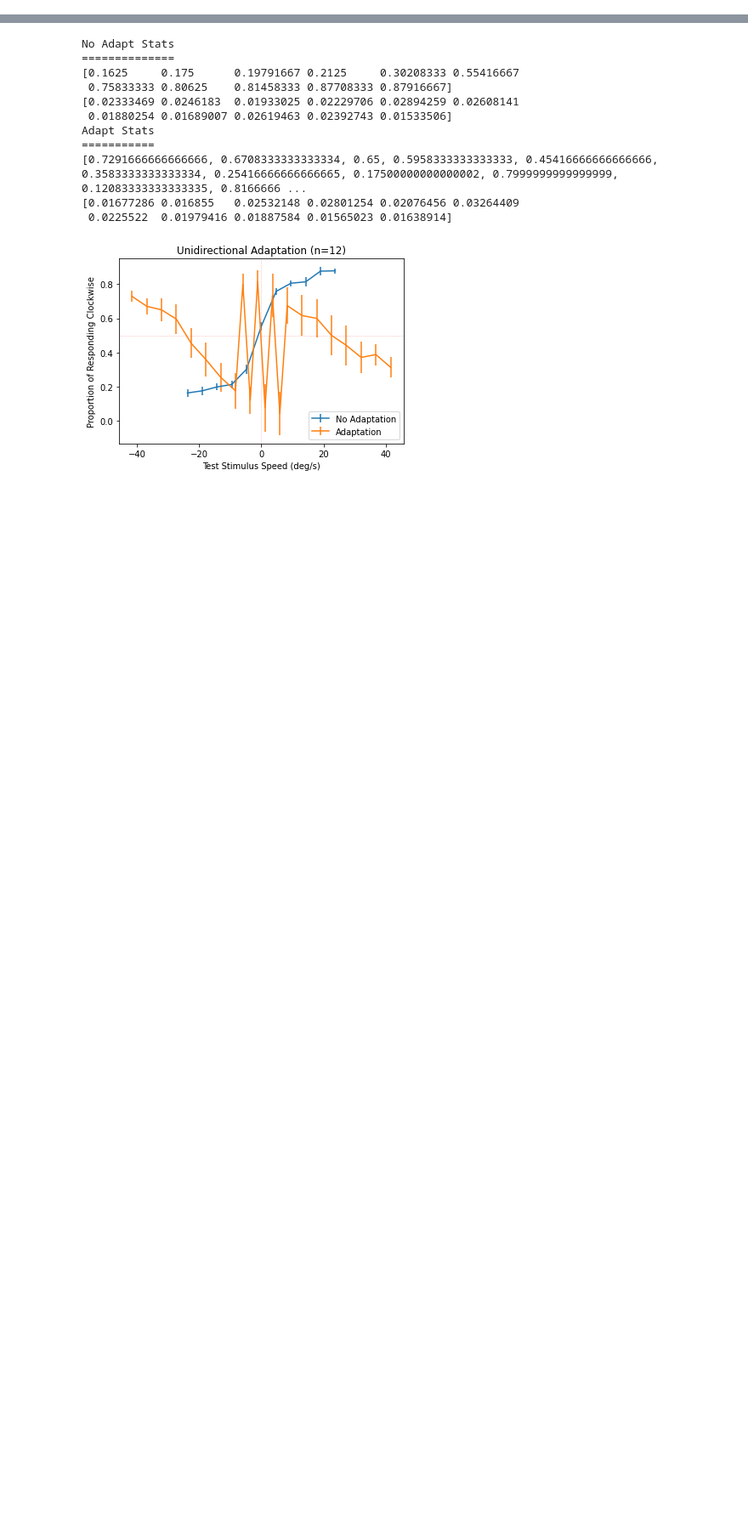
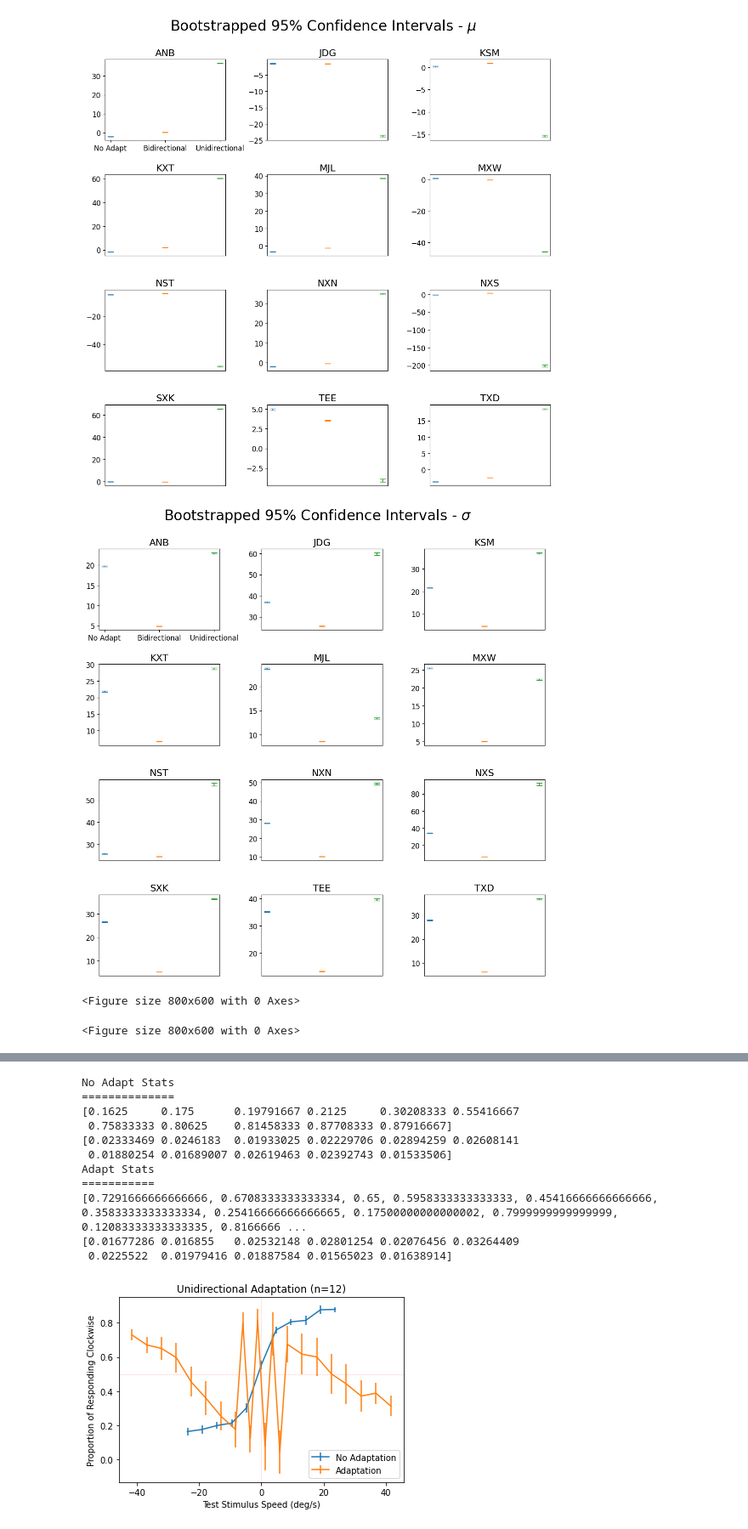
Before and after one commit to alexxyu/mae-experiment, a Jupyter notebook: Psychometric Fitting.ipynb, the cells around one changed output, grey strips where cells are left out. Shown: that part at 85% size. Saved outputs shown, nothing was run; the diff lists cells and outputs as text; code cells hidden in the pictures; blank space fills up the shorter version.

```diff
--- a/Psychometric Fitting.ipynb
+++ b/Psychometric Fitting.ipynb
@@ -149,0 +152,78 @@ output = output.sort_values(['Name', 'Exp Type']).reset_index(drop=True)
+# %%
+def confidence_interval(lst, alpha=0.95):
+    return st.t.interval(
+        alpha,
+        df=len(lst)-1,
+        loc=np.mean(lst),
+        scale=st.sem(lst),
+    )
+
+def f(x, m, s):
+    return norm.cdf(x, m, s)
+
+N_SAMPLES = 1000
+
+N_ROWS = 4
+N_COLS = 3
+fig_mu, ax_mu = plt.subplots(4, 3, figsize=(12, 12))
+fig_mu.tight_layout(pad=4.0)
+fig_mu.subplots_adjust(top=0.9)
+fig_mu.suptitle("Bootstrapped 95% Confidence Intervals - $\mu$", fontsize=24)
+
+fig_sigma, ax_sigma = plt.subplots(4, 3, figsize=(12, 12))
+fig_sigma.tight_layout(pad=4.0)
+fig_sigma.subplots_adjust(top=0.9)
+fig_sigma.suptitle("Bootstrapped 95% Confidence Intervals - $\sigma$", fontsize=24)
+
+for i, subject in enumerate(tqdm(subject_list)):
+    plt.figure(figsize=(8, 6))
+    for condition in ["No Adapt", "Bidirectional Adapt", "Unidirectional Adapt"]:
+        original_data = combined[(combined["Participant"] == subject) & (combined["Condition"] == condition)]
+        mus, sigmas = [], []
+        for _ in range(N_SAMPLES):
+            data = original_data.sample(replace=True, n=len(original_data))
+
+            count_data = data.groupby('Test Speed')['Response'].apply(lambda x: x[x.str.contains('right')].count())
+            total_counts = data.groupby('Test Speed').count()['Response']
+            speeds = count_data.index.tolist()
+
+            cw_counts = count_data.tolist()
+            cw_proportions = [r / c for r, c in zip(cw_counts, total_counts)]
+            (mu, sigma), _ = curve_fit(f, speeds, cw_proportions, method='dogbox', p0=[0, 2], maxfev=1500)
+
+            mus.append(mu)
+            sigmas.append(sigma)
+
+        mu_ci = confidence_interval(mus)
+        mu_err = (mu_ci[1] - mu_ci[0]) / 2
+
+        sigma_ci = confidence_interval(sigmas)
+        sigma_err = (sigma_ci[1] - sigma_ci[0]) / 2
+
+        row, col = i // N_COLS, i % N_COLS
+
+        label = condition if condition == "No Adapt" else condition.replace(" Adapt", "")
+        ax_mu[row, col].tick_params(axis='both', which='both', labelsize=12)
+        ax_mu[row, col].errorbar(label, np.mean(mus), yerr=mu_err, capsize=5)
+        ax_mu[row, col].set_title(subject.upper(), fontsize=16)
+
+        ax_sigma[row, col].tick_params(axis='both', which='both', labelsize=12)
+        ax_sigma[row, col].errorbar(label, np.mean(sigmas), yerr=sigma_err, capsize=5)
+        ax_sigma[row, col].set_title(subject.upper(), fontsize=16)
+
+        if i > 0:
+            ax_mu[row, col].set_xticklabels([])
+            ax_mu[row, col].set_xticks([])
+            ax_sigma[row, col].set_xticklabels([])
+            ax_sigma[row, col].set_xticks([])
+
+        cis.loc[len(cis)] = [subject, condition, mu_ci, sigma_ci]
+
+
+fig_mu.savefig("ci_mu.svg")
+fig_sigma.savefig("ci_sigma.svg")
+# %% [output]
+[figure, added]
+[figure, added]
+<Figure size 800x600 with 0 Axes>
+<Figure size 800x600 with 0 Axes>
```
Also changed, not shown: parts of 21 cells of this notebook, 7 other files.
